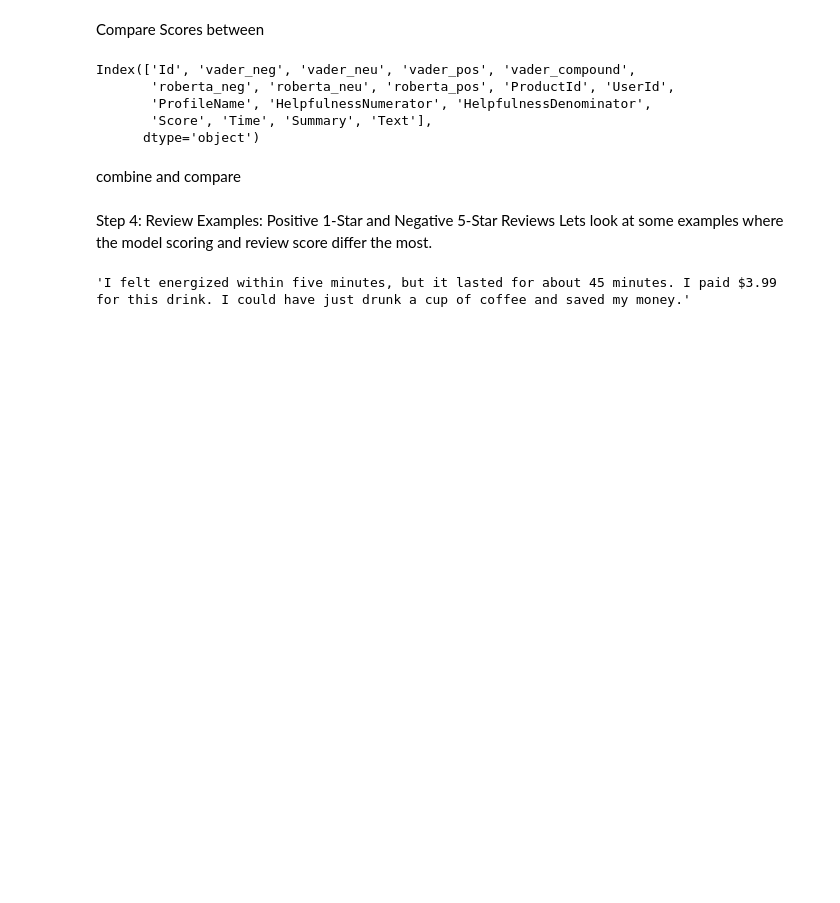
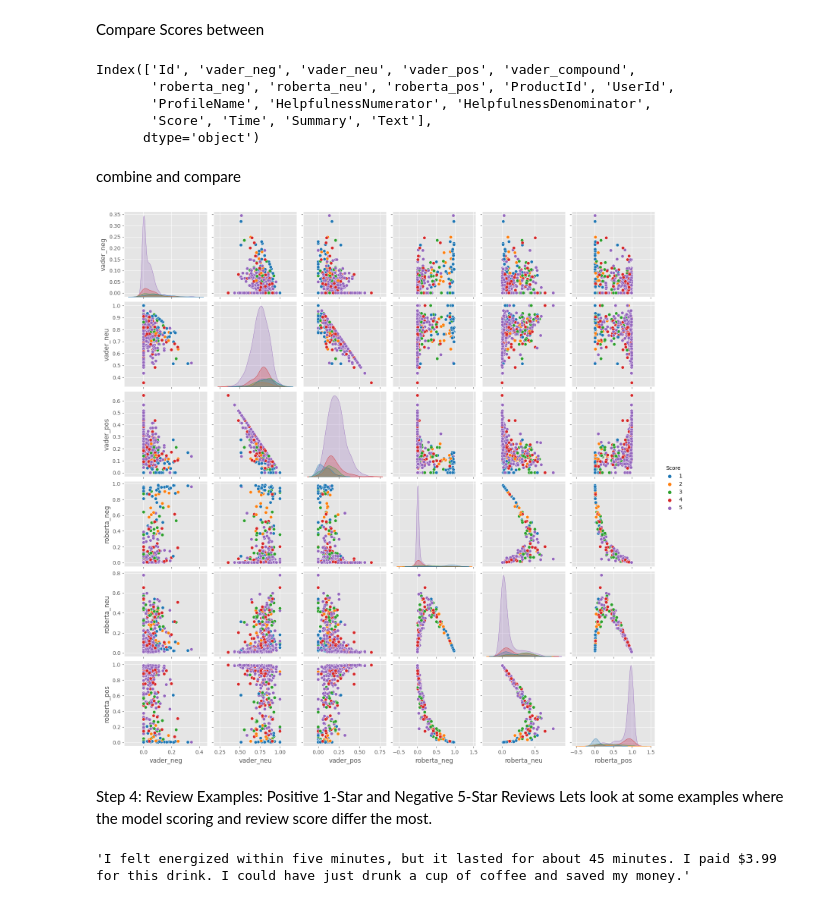
Before and after one commit to iamraziapatel/SentimentAnalysis_transformer_NLtk, a Jupyter notebook: Sentiment_analysis_using_NLTK_and_Transformer.ipynb, the cells around one changed output. Drawn from its saved outputs; the diff is of its cells as text; code cells hidden in the pictures; blank space fills up the shorter version.

```diff
--- a/Sentiment_analysis_using_NLTK_and_Transformer.ipynb
+++ b/Sentiment_analysis_using_NLTK_and_Transformer.ipynb
@@ -38,5 +38,22 @@ df = pd.read_csv(StringIO('\n'.join(data)), encoding='utf-8')
 
 # Now, the DataFrame 'df' contains all the valid rows from the CSV file,
 # and the list 'problematic_row_ids' contains the row IDs with parsing issues.
+# %%
+import pandas as pd
+
+# Assuming you have already imported pandas and created the DataFrame 'df'
+
+# Define a function to handle illegal characters in strings
+def clean_string(x):
+    if isinstance(x, str):
+        return ''.join(c for c in x if c.isprintable())
+    return x
+
+# Apply the 'clean_string' function to string-type columns in the DataFrame
+df = df.applymap(clean_string)
+
+# Save the DataFrame 'df' to a CSV file
+# output_csv_file = "output_data.csv"
+# df.to_csv(output_csv_file, index=False)
 # %%
 # downsizing the data for easy processing with my available GPU
@@ -419,12 +447,14 @@ Index(['Id', 'vader_neg', 'vader_neu', 'vader_pos', 'vader_compound',
 # %% [markdown]
 combine and compare
 # %%
-# sns.pairplot(data=results_df,
-#              vars=['vader_neg', 'vader_neu', 'vader_pos',
-#                   'roberta_neg', 'roberta_neu', 'roberta_pos'],
-#             hue='Score',
-#             palette='tab10')
-# plt.show()
+sns.pairplot(data=results_df,
+             vars=['vader_neg', 'vader_neu', 'vader_pos',
+                  'roberta_neg', 'roberta_neu', 'roberta_pos'],
+            hue='Score',
+            palette='tab10')
+plt.show()
+# %% [output]
+[figure, added]
 # %% [markdown]
 Step 4: Review Examples:
 Positive 1-Star and Negative 5-Star Reviews
```
Also changed, not shown: parts of 9 cells of this notebook.
